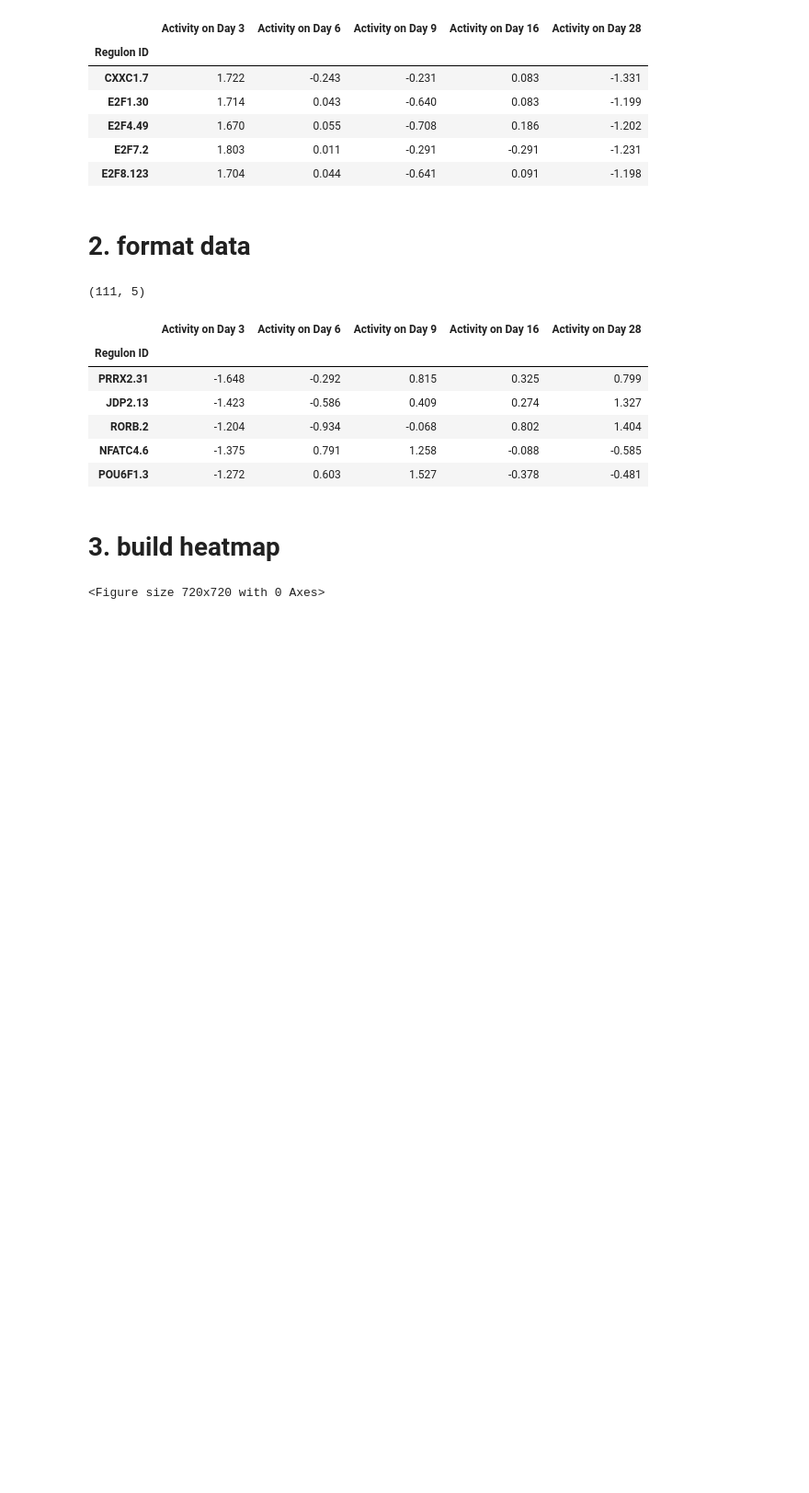
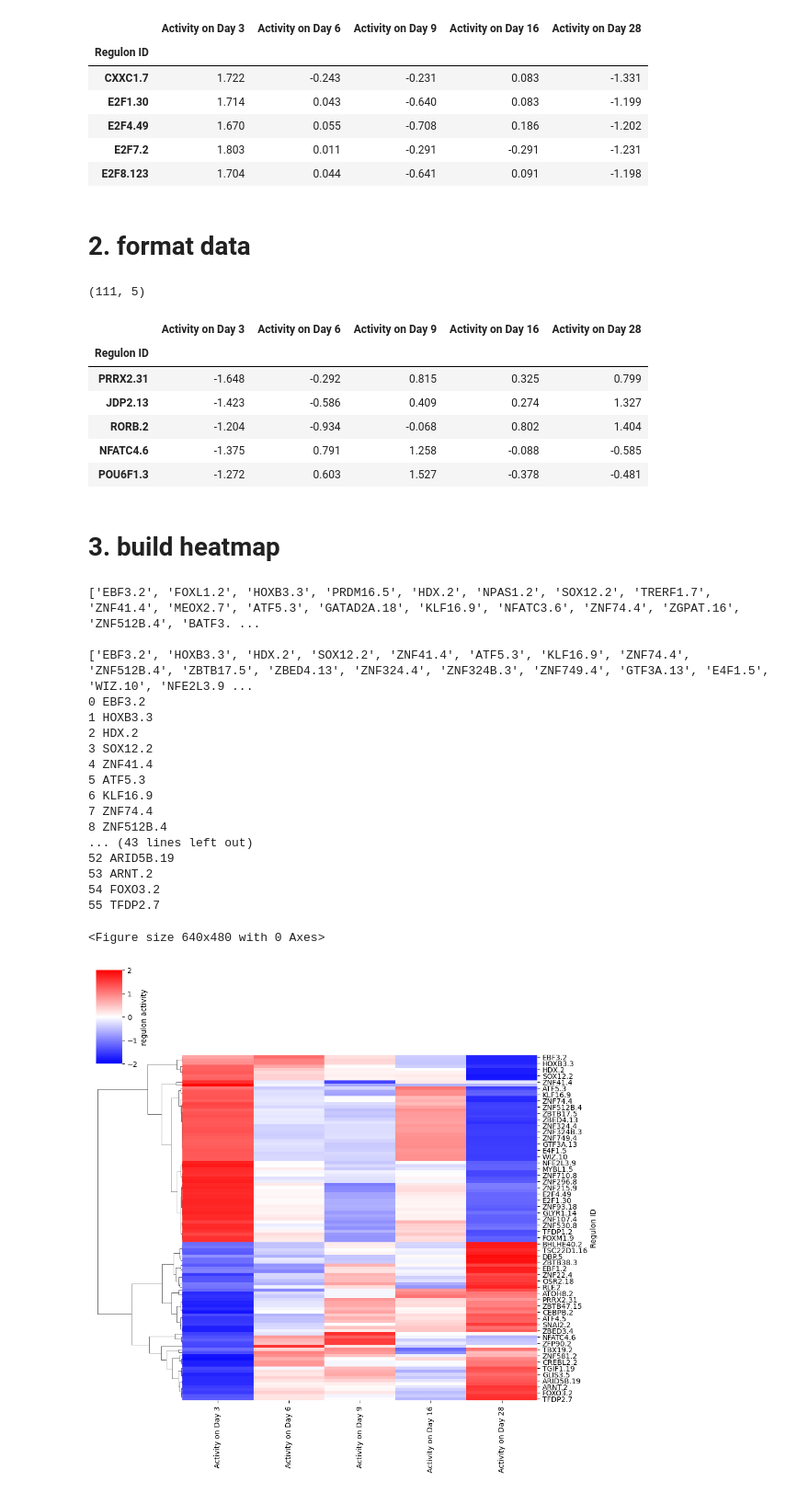
Before and after one commit to adelomana/osteo, a Jupyter notebook: regulatory_influence_inference/heatmap plotter.ipynb, the cells around one changed output. Shown at 92% size. Saved outputs shown, nothing was run; the diff lists cells and outputs as text; code cells hidden in the pictures; blank space fills up the shorter version.

```diff
--- a/regulatory_influence_inference/heatmap plotter.ipynb
+++ b/regulatory_influence_inference/heatmap plotter.ipynb
@@ -1,8 +1,5 @@
 # %%
 import pandas, seaborn
-# %%
-import matplotlib, matplotlib.pyplot
-matplotlib.rcParams.update({'font.size':20, 'font.family':'sans-serif', 'xtick.labelsize':20, 'ytick.labelsize':20, 'figure.figsize':(8, 4), 'axes.labelsize':20})
 # %% [markdown]
 # 0. user-defined variables
 # %%
@@ -10,7 +7,7 @@ matplotlib.rcParams.update({'font.size':20, 'font.family':'sans-serif', 'xtick.l
 home_dir = '/home/adrian/'
 
 #! necio5
-#home_dir = '/Users/adrian/'
+home_dir = '/Users/adrian/'
 # %%
 up_regulons = home_dir + 'gd15/hi/research/osteo/results/regulons/' + 'regulons_up.csv'
 down_regulons = home_dir + 'gd15/hi/research/osteo/results/regulons/' + 'regulons_down.csv'
@@ -67,8 +64,37 @@ regulons.head()
 linkage_method = 'complete'
 distance_metric = 'cosine'
 # %%
-seaborn.clustermap(regulons, cmap='bwr', vmin=-2, vmax=2, col_cluster=False, method=linkage_method, metric=distance_metric, cbar_kws={'label':'regulon activity'}, yticklabels=2)
+fig = seaborn.clustermap(regulons, cmap='bwr', vmin=-2, vmax=2, col_cluster=False, method=linkage_method, metric=distance_metric, cbar_kws={'label':'regulon activity'}, yticklabels=2)
+
+reordered_indices = fig.dendrogram_row.reordered_ind
+reordered_reg_names = regulons.index[reordered_indices].to_list()
+print(reordered_reg_names, len(reordered_reg_names))
+print()
+
+figure_names = reordered_reg_names[::2]
+print(figure_names, len(figure_names))
+for i in range(len(figure_names)):
+    print(i, figure_names[i])
+
+matplotlib.pyplot.show()
 matplotlib.pyplot.savefig(results_folder + 'regulons.svg')
-matplotlib.pyplot.clf()
 # %% [output]
-<Figure size 720x720 with 0 Axes>
+['EBF3.2', 'FOXL1.2', 'HOXB3.3', 'PRDM16.5', 'HDX.2', 'NPAS1.2', 'SOX12.2', 'TRERF1.7', 'ZNF41.4', 'MEOX2.7', 'ATF5.3', 'GATAD2A.18', 'KLF16.9', 'NFATC3.6', 'ZNF74.4', 'ZGPAT.16', 'ZNF512B.4', 'BATF3. ...
+
+['EBF3.2', 'HOXB3.3', 'HDX.2', 'SOX12.2', 'ZNF41.4', 'ATF5.3', 'KLF16.9', 'ZNF74.4', 'ZNF512B.4', 'ZBTB17.5', 'ZBED4.13', 'ZNF324.4', 'ZNF324B.3', 'ZNF749.4', 'GTF3A.13', 'E4F1.5', 'WIZ.10', 'NFE2L3.9 ...
+0 EBF3.2
+1 HOXB3.3
+2 HDX.2
+3 SOX12.2
+4 ZNF41.4
+5 ATF5.3
+6 KLF16.9
+7 ZNF74.4
+8 ZNF512B.4
+... (43 lines left out)
+52 ARID5B.19
+53 ARNT.2
+54 FOXO3.2
+55 TFDP2.7
+<Figure size 640x480 with 0 Axes>
+[figure, added]
```
Also changed, not shown: 3 other files.
